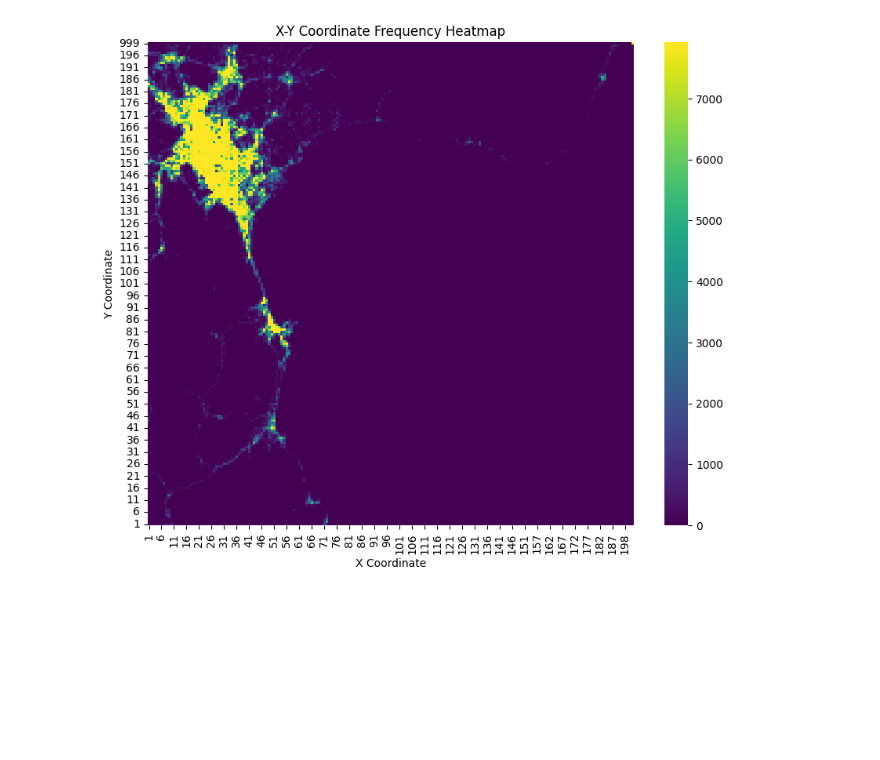
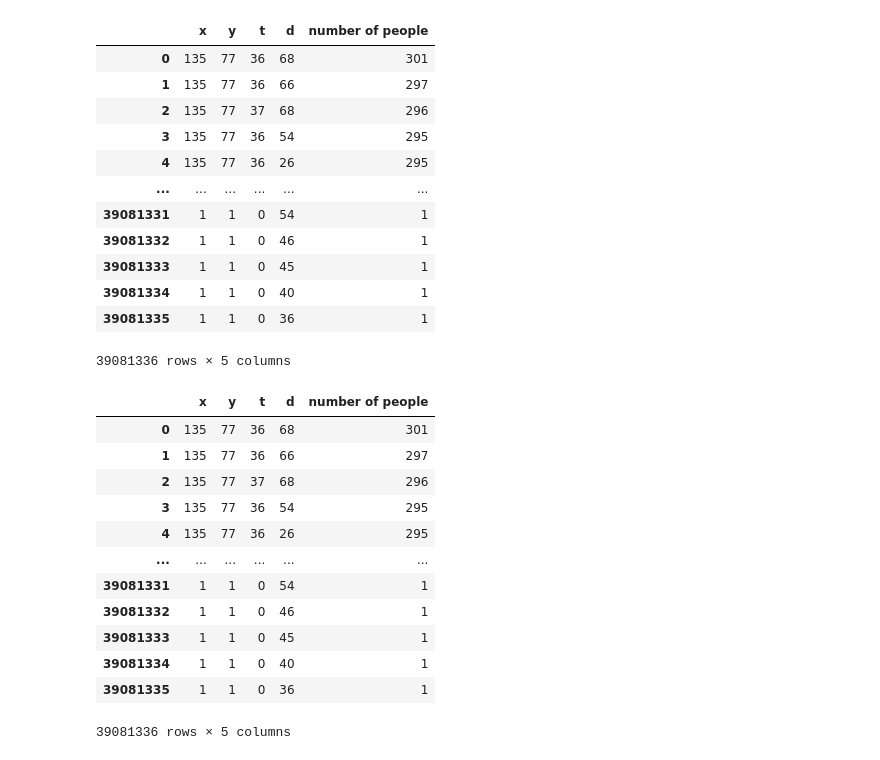
Before and after one commit to eggeggwe/AI_term_project, a Jupyter notebook: notebooks/main.ipynb, the cells around one changed output. Drawn from its saved outputs; the diff is of its cells as text; code cells hidden in the pictures; blank space fills up the shorter version.

```diff
--- a/notebooks/main.ipynb
+++ b/notebooks/main.ipynb
@@ -28,43 +51,49 @@ count_table = df.value_counts(['x', 'y']).reset_index(name='出現次數')
 # %%
 count_table
-count_table.to_csv('../data/sapporo_challengedata_cnt_result.csv', index=False)
+# count_table.to_csv('../data/task1_dataset_kotae_cnt_result.csv', index=False)
+# %% [output]
+|  | x | y | t | d | number of people |
+| 0 | 135 | 77 | 36 | 68 | 301 |
+| 1 | 135 | 77 | 36 | 66 | 297 |
+| 2 | 135 | 77 | 37 | 68 | 296 |
+| 3 | 135 | 77 | 36 | 54 | 295 |
+| 4 | 135 | 77 | 36 | 26 | 295 |
+| ... | ... | ... | ... | ... | ... |
+| 39081331 | 1 | 1 | 0 | 54 | 1 |
+| 39081332 | 1 | 1 | 0 | 46 | 1 |
+| 39081333 | 1 | 1 | 0 | 45 | 1 |
+| 39081334 | 1 | 1 | 0 | 40 | 1 |
+| 39081335 | 1 | 1 | 0 | 36 | 1 |
+39081336 rows × 5 columns
 # %%
 import seaborn as sns
 import numpy as np
 import matplotlib.pyplot as plt
 # %%
-# --- 關鍵步驟開始 ---
+# # --- 關鍵步驟開始 ---
 
-# 2. 使用 pivot 轉成矩陣格式
-# index='y'  -> 讓 y 軸的數值變成列索引 (Rows)
-# columns='x' -> 讓 x 軸的數值變成欄位名稱 (Columns)
-# values='出現次數' -> 格子裡填入的值
-heat_data = count_table.pivot(index='y', columns='x', values='出現次數')
+# # 2. 使用 pivot 轉成矩陣格式
+# # index='y'  -> 讓 y 軸的數值變成列索引 (Rows)
+# # columns='x' -> 讓 x 軸的數值變成欄位名稱 (Columns)
+# # values='出現次數' -> 格子裡填入的值
+# heat_data = count_table.pivot(index='y', columns='x', values='出現次數')
 
-# 3. 處理空值 (原本沒有數據的座標填 0)
-heat_data = heat_data.fillna(0)
+# # 3. 處理空值 (原本沒有數據的座標填 0)
+# heat_data = heat_data.fillna(0)
 
-# (選用) 確保座標軸是按照順序排列的 (從小到大)
-heat_data = heat_data.sort_index(ascending=True).sort_index(axis=1, ascending=True)
+# # (選用) 確保座標軸是按照順序排列的 (從小到大)
+# heat_data = heat_data.sort_index(ascending=True).sort_index(axis=1, ascending=True)
 
-# --- 關鍵步驟結束，現在 heat_data 已經是可以畫圖的格式了 ---
+# # --- 關鍵步驟結束，現在 heat_data 已經是可以畫圖的格式了 ---
 
-# 4. 繪圖haha
-plt.figure(figsize=(10, 8))
+# # 4. 繪圖haha
+# plt.figure(figsize=(10, 8))
 
-# 繪製熱力圖
-# cmap='viridis': 顏色主題
-# robust=True: 如果你的數據有極端值(例如35萬 vs 1)，加上這個參數可以讓顏色分佈更均勻，不會被最大值吃掉
-sns.heatmap(heat_data, cmap='viridis', robust=True)
+# # 繪製熱力圖
+# # cmap='viridis': 顏色主題
+# # robust=True: 如果你的數據有極端值(例如35萬 vs 1)，加上這個參數可以讓顏色分佈更均勻，不會被最大值吃掉
+# sns.heatmap(heat_data, cmap='viridis', robust=True)
 
-plt.title('X-Y Coordinate Frequency Heatmap')
-plt.xlabel('X Coordinate')
-plt.ylabel('Y Coordinate')
-
-# 注意：Matplotlib 預設 (0,0) 在左上角。
-# 如果你的 Y 座標代表高度或地理位置 (數值越大越上面)，你可能需要反轉 Y 軸：
-plt.gca().invert_yaxis()
-
-plt.show()
+# plt.title('X-Y Coordinate Frequency Heatmap')
+# plt.xlabel('X Coordinate')
+# plt.ylabel('Y Coordinate')
-# %% [output]
-[figure, removed]
@@ -85,3 +121,19 @@ plt.show()
 
 
 # find_grid(data,3,3)
+# %%
+count_table
+# %% [output]
+|  | x | y | t | d | number of people |
+| 0 | 135 | 77 | 36 | 68 | 301 |
+| 1 | 135 | 77 | 36 | 66 | 297 |
+| 2 | 135 | 77 | 37 | 68 | 296 |
+| 3 | 135 | 77 | 36 | 54 | 295 |
+| 4 | 135 | 77 | 36 | 26 | 295 |
+| ... | ... | ... | ... | ... | ... |
+| 39081331 | 1 | 1 | 0 | 54 | 1 |
+| 39081332 | 1 | 1 | 0 | 46 | 1 |
+| 39081333 | 1 | 1 | 0 | 45 | 1 |
+| 39081334 | 1 | 1 | 0 | 40 | 1 |
+| 39081335 | 1 | 1 | 0 | 36 | 1 |
+39081336 rows × 5 columns
```
Also changed, not shown: parts of 16 cells of this notebook, 5 other files.
